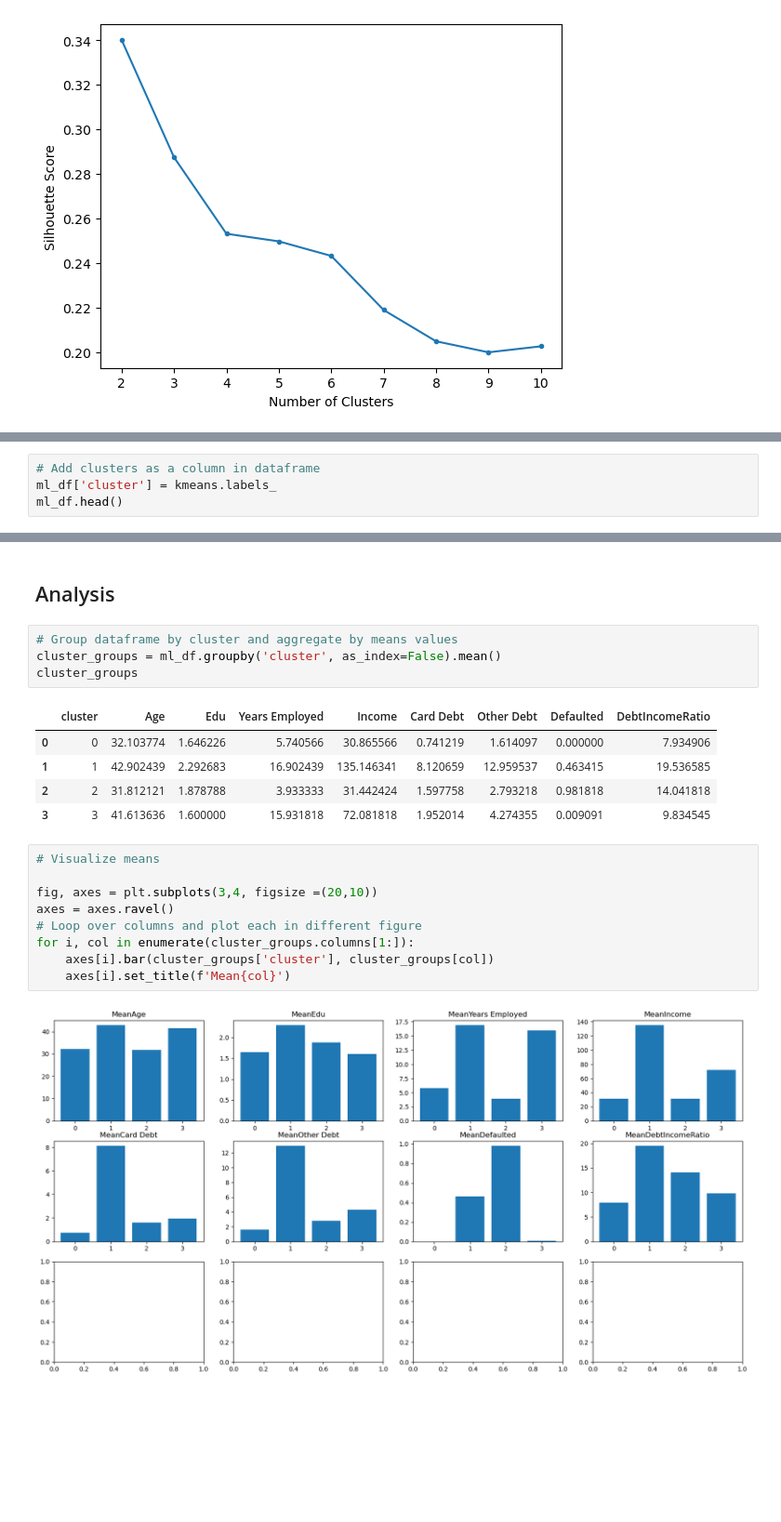
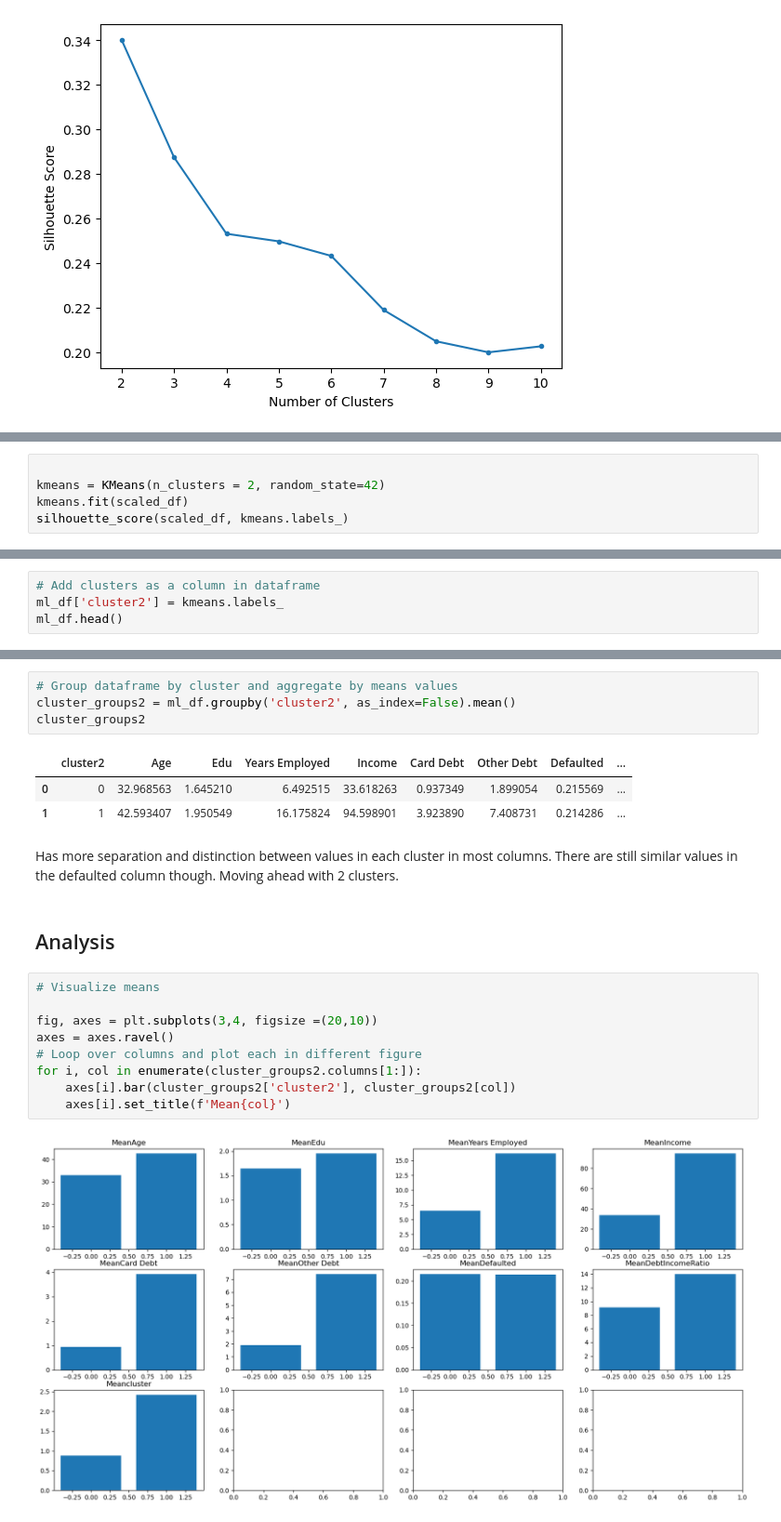
Before and after one commit to AshleyHeinrich/Wk8_K_Means_Core, a Jupyter notebook: Analysis_K_Means_Core.ipynb, the cells around one changed output, grey strips where cells are left out. Shown at 93% size. Cells and saved outputs as stored; diff of their text form; blank space fills up the shorter version.

```diff
--- a/Analysis_K_Means_Core.ipynb
+++ b/Analysis_K_Means_Core.ipynb
@@ -192,0 +224,5 @@ Score for 4 clusters is less than 2 as expected.
+# %%
+
+kmeans = KMeans(n_clusters = 2, random_state=42)
+kmeans.fit(scaled_df)
+silhouette_score(scaled_df, kmeans.labels_)
@@ -193,5 +231,5 @@ Score for 4 clusters is less than 2 as expected.
 # %%
 # Add clusters as a column in dataframe
-ml_df['cluster'] = kmeans.labels_
+ml_df['cluster2'] = kmeans.labels_
 ml_df.head()
 # %% [output]
@@ -204,24 +242,24 @@ ml_df.head()
-# %% [markdown]
-## Analysis
 # %%
 # Group dataframe by cluster and aggregate by means values
-cluster_groups = ml_df.groupby('cluster', as_index=False).mean()
-cluster_groups
+cluster_groups2 = ml_df.groupby('cluster2', as_index=False).mean()
+cluster_groups2
 # %% [output]
-|  | cluster | Age | Edu | Years Employed | Income | Card Debt | Other Debt | Defaulted | DebtIncomeRatio |
-| 0 | 0 | 32.103774 | 1.646226 | 5.740566 | 30.865566 | 0.741219 | 1.614097 | 0.000000 | 7.934906 |
-| 1 | 1 | 42.902439 | 2.292683 | 16.902439 | 135.146341 | 8.120659 | 12.959537 | 0.463415 | 19.536585 |
-| 2 | 2 | 31.812121 | 1.878788 | 3.933333 | 31.442424 | 1.597758 | 2.793218 | 0.981818 | 14.041818 |
-| 3 | 3 | 41.613636 | 1.600000 | 15.931818 | 72.081818 | 1.952014 | 4.274355 | 0.009091 | 9.834545 |
+|  | cluster2 | Age | Edu | Years Employed | Income | Card Debt | Other Debt | Defaulted | ... |
+| 0 | 0 | 32.968563 | 1.645210 | 6.492515 | 33.618263 | 0.937349 | 1.899054 | 0.215569 | ... |
+| 1 | 1 | 42.593407 | 1.950549 | 16.175824 | 94.598901 | 3.923890 | 7.408731 | 0.214286 | ... |
+# %% [markdown]
+Has more separation and distinction between values in each cluster in most columns. There are still similar values in the defaulted column though. Moving ahead with 2 clusters.
+# %% [markdown]
+## Analysis
 # %%
 # Visualize means
 
 fig, axes = plt.subplots(3,4, figsize =(20,10))
 axes = axes.ravel()
 # Loop over columns and plot each in different figure
-for i, col in enumerate(cluster_groups.columns[1:]):
-    axes[i].bar(cluster_groups['cluster'], cluster_groups[col])
+for i, col in enumerate(cluster_groups2.columns[1:]):
+    axes[i].bar(cluster_groups2['cluster2'], cluster_groups2[col])
     axes[i].set_title(f'Mean{col}')
 # %% [output]
-[figure, old version]
+[figure, new version]
 # %% [markdown]
```
Also changed, not shown: parts of 15 cells of this notebook, 1 other file.
